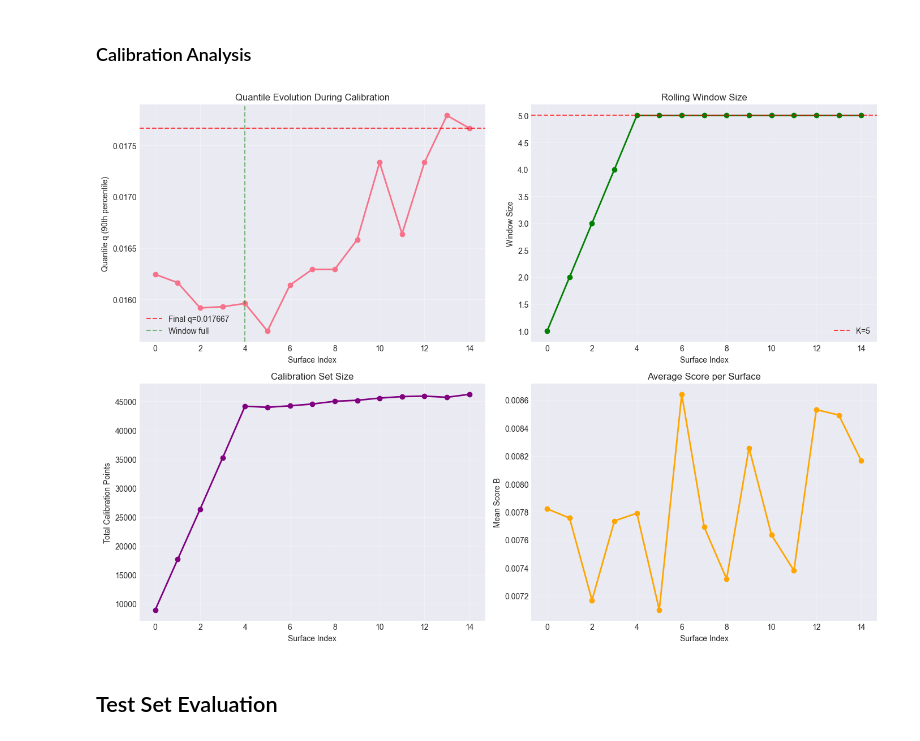
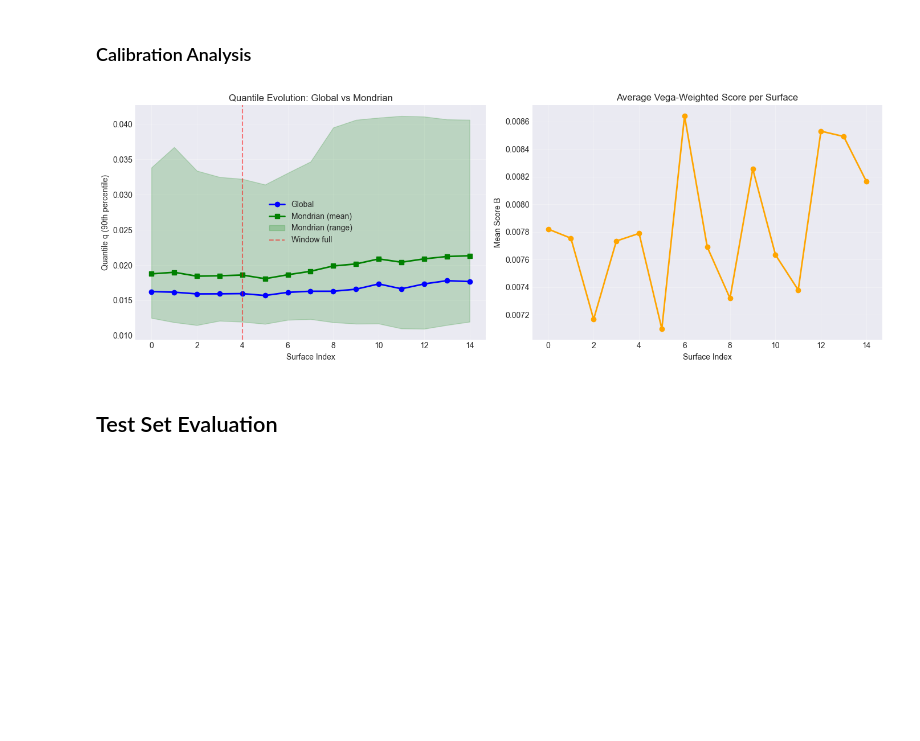
Before and after one commit to aniketnighot/conformal-prediction-thesis, a Jupyter notebook: volatility_smoothing/conformal/notebooks/conformal_prediction.ipynb, the cells around one changed output. Saved outputs shown, nothing was run; the diff lists cells and outputs as text; code cells hidden in the pictures; blank space fills up the shorter version.

```diff
--- a/volatility_smoothing/conformal/notebooks/conformal_prediction.ipynb
+++ b/volatility_smoothing/conformal/notebooks/conformal_prediction.ipynb
@@ -39,8 +40,8 @@ Imports complete
 # %% [markdown]
 ## Configuration
 # %%
-CHECKPOINT_PATH = "../../../train/store/9448705/checkpoints/checkpoint_final.pt"
-DATA_DIR = "../../../data/openbb/spx"
+CHECKPOINT_PATH = "../../train/store/9448705/checkpoints/checkpoint_final.pt"
+DATA_DIR = "../../data/openbb/spx"
 CACHE_DIR = os.path.expanduser('~/.cache/opds_rolling_window')
 
 device = torch.device("cpu")
@@ -50,9 +51,18 @@ WINDOW_SIZE = 5
 TRAIN_SIZE = 15
 SCORE_TYPE = 'vega'
 
+# Mondrian binning configuration
+N_BINS_RHO = 4
+N_BINS_Z = 4
+RHO_RANGE = (0.01, 1.0)
+Z_RANGE = (-1.5, 0.5)
+SHRINKAGE = 0.3  # 30% regularization toward global quantile
+
 print(f"Coverage target: {1-ALPHA:.0%}")
 print(f"Window size K: {WINDOW_SIZE}")
 print(f"Score type: {SCORE_TYPE}")
+print(f"Mondrian bins: {N_BINS_RHO}x{N_BINS_Z}")
+print(f"Regularization shrinkage: {SHRINKAGE:.1%}")
 
 os.environ['OPDS_CACHE_DIR'] = CACHE_DIR
 os.environ['OPDS_WRDS_DATA_DIR'] = os.path.abspath(DATA_DIR)
@@ -210,42 +254,35 @@ Calibrating on 15 surfaces (K=5)...
 # %%
 cal_df = pd.DataFrame(quantile_history)
 
-fig, axes = plt.subplots(2, 2, figsize=(14, 10))
+fig, axes = plt.subplots(1, 2, figsize=(14, 5))
 
-axes[0, 0].plot(cal_df['surface_idx'], cal_df['quantile'], 'o-', linewidth=2, markersize=6)
-axes[0, 0].axhline(cal_df['quantile'].iloc[-1], color='red', linestyle='--', alpha=0.7,
-                   label=f"Final q={cal_df['quantile'].iloc[-1]:.6f}")
-axes[0, 0].axvline(WINDOW_SIZE-1, color='green', linestyle='--', alpha=0.5, label='Window full')
-axes[0, 0].set_xlabel('Surface Index')
-axes[0, 0].set_ylabel('Quantile q (90th percentile)')
-axes[0, 0].set_title('Quantile Evolution During Calibration')
-axes[0, 0].legend()
-axes[0, 0].grid(True, alpha=0.3)
+# Quantile evolution: Global vs Mondrian
+axes[0].plot(cal_df['surface_idx'], cal_df['quantile_global'], 'o-',
+                linewidth=2, markersize=6, label='Global', color='blue')
+axes[0].plot(cal_df['surface_idx'], cal_df['quantile_mondrian_mean'], 's-',
+                linewidth=2, markersize=6, label='Mondrian (mean)', color='green')
+axes[0].fill_between(cal_df['surface_idx'],
+                         cal_df['quantile_mondrian_min'],
+                         cal_df['quantile_mondrian_max'],
+                         alpha=0.2, color='green', label='Mondrian (range)')
+axes[0].axvline(WINDOW_SIZE-1, color='red', linestyle='--', alpha=0.5, label='Window full')
+axes[0].set_xlabel('Surface Index')
+axes[0].set_ylabel('Quantile q (90th percentile)')
+axes[0].set_title('Quantile Evolution: Global vs Mondrian')
+axes[0].legend()
+axes[0].grid(True, alpha=0.3)
 
-axes[0, 1].plot(cal_df['surface_idx'], cal_df['n_window'], 'o-', linewidth=2, markersize=6, color='green')
-axes[0, 1].axhline(WINDOW_SIZE, color='red', linestyle='--', alpha=0.7, label=f'K={WINDOW_SIZE}')
-axes[0, 1].set_xlabel('Surface Index')
-axes[0, 1].set_ylabel('Window Size')
-axes[0, 1].set_title('Rolling Window Size')
-axes[0, 1].legend()
-axes[0, 1].grid(True, alpha=0.3)
-
-axes[1, 0].plot(cal_df['surface_idx'], cal_df['n_cal_total'], 'o-', linewidth=2, markersize=6, color='purple')
-axes[1, 0].set_xlabel('Surface Index')
-axes[1, 0].set_ylabel('Total Calibration Points')
-axes[1, 0].set_title('Calibration Set Size')
-axes[1, 0].grid(True, alpha=0.3)
-
-axes[1, 1].plot(cal_df['surface_idx'], cal_df['score_mean'], 'o-', linewidth=2, markersize=6, color='orange')
-axes[1, 1].set_xlabel('Surface Index')
-axes[1, 1].set_ylabel('Mean Score B')
-axes[1, 1].set_title('Average Score per Surface')
-axes[1, 1].grid(True, alpha=0.3)
+# Score statistics
+axes[1].plot(cal_df['surface_idx'], cal_df['score_mean'], 'o-', linewidth=2, markersize=6, color='orange')
+axes[1].set_xlabel('Surface Index')
+axes[1].set_ylabel('Mean Score B')
+axes[1].set_title('Average Vega-Weighted Score per Surface')
+axes[1].grid(True, alpha=0.3)
 
 plt.tight_layout()
 plt.show()
 # %% [output]
-[figure, old version]
+[figure, new version]
 # %% [markdown]
 ## Test Set Evaluation
 # %%
```
Also changed, not shown: parts of 8 cells of this notebook, 1 other file.
